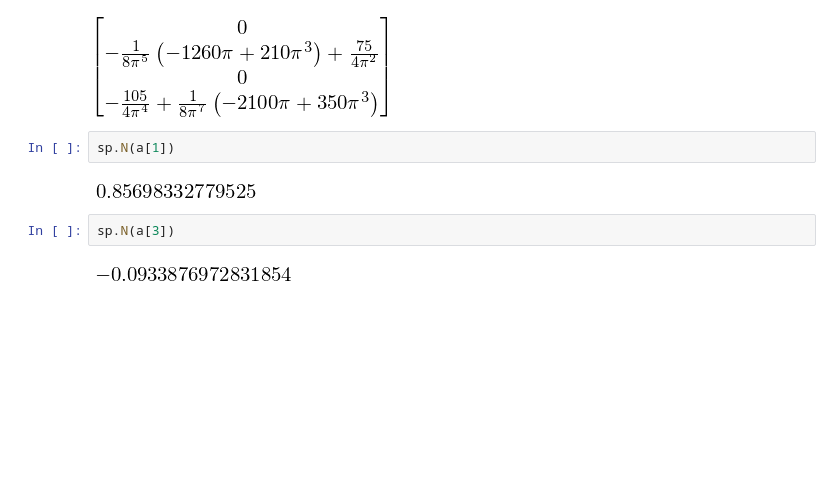
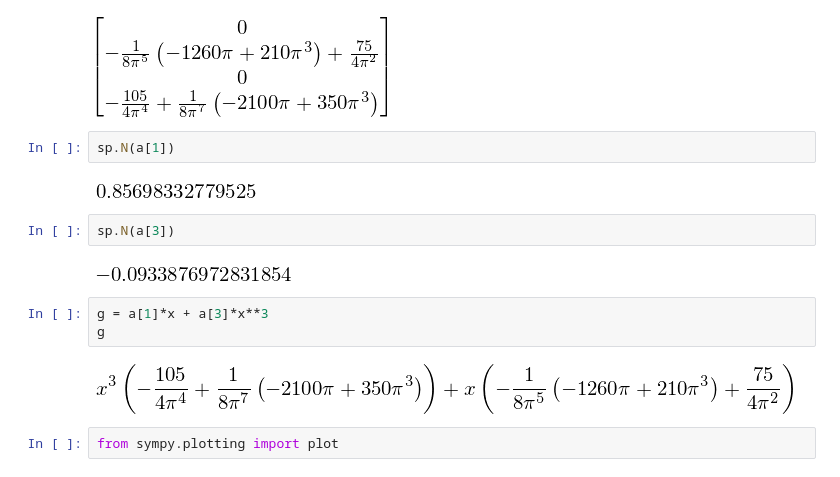
Before and after one commit to patonelli/map214-ipynb, a Jupyter notebook: MMQ-cont.ipynb, the cells around one changed output. Saved outputs shown, nothing was run; the diff lists cells and outputs as text; blank space fills up the shorter version.

```diff
--- a/MMQ-cont.ipynb
+++ b/MMQ-cont.ipynb
@@ -122,3 +122,10 @@ sp.N(a[1])
 sp.N(a[3])
 # %% [output]
 [figure]
+# %%
+g = a[1]*x + a[3]*x**3
+g
+# %% [output]
+[figure, added]
+# %%
+from sympy.plotting import plot
```
Also changed, not shown: parts of 3 cells of this notebook.
